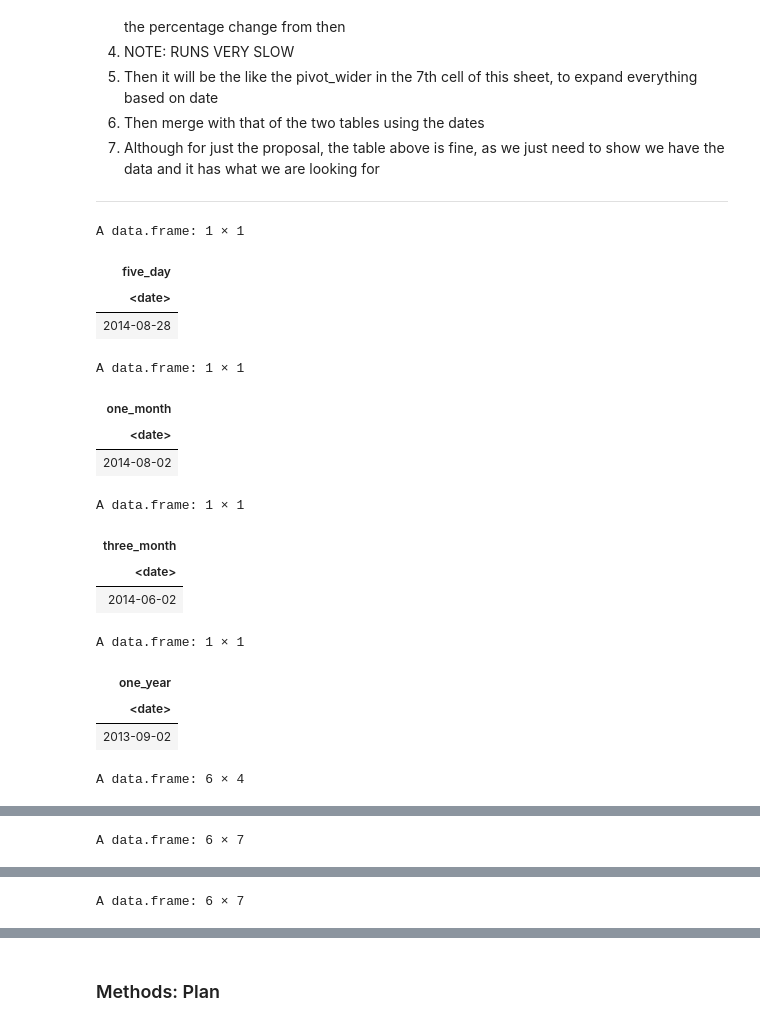
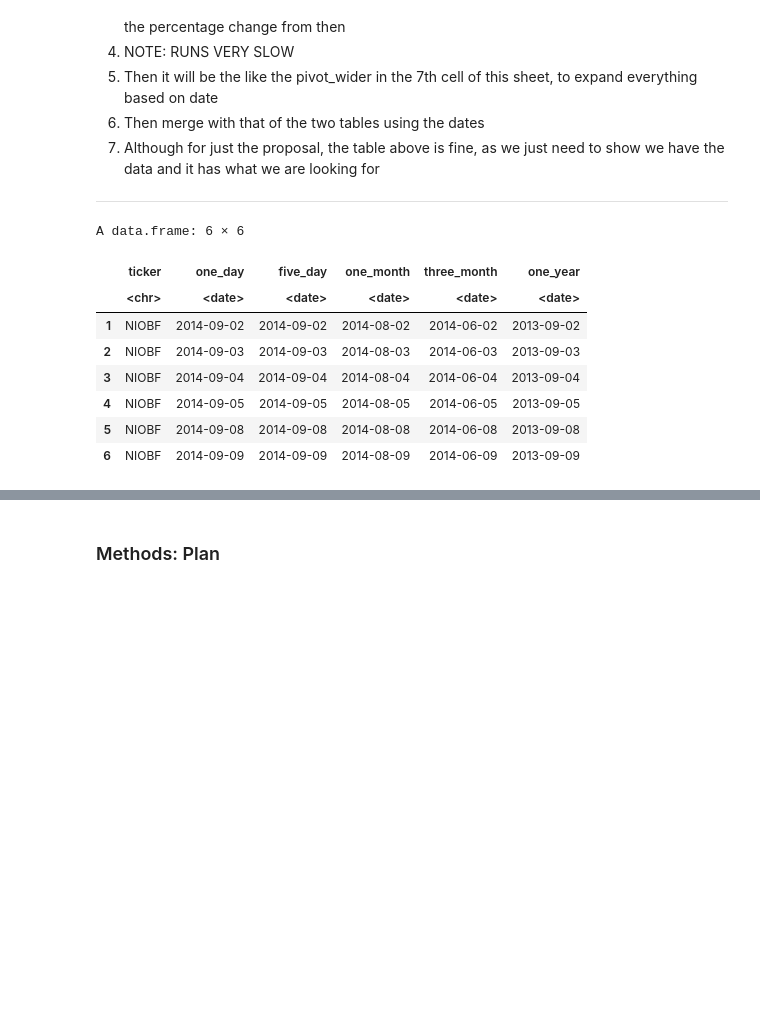
Before and after one commit to nkoda/STAT301, a Jupyter notebook: project_proposal.ipynb, the cells around one changed output, grey strips where cells are left out. Saved outputs shown, nothing was run; the diff lists cells and outputs as text; code cells hidden in the pictures; blank space fills up the shorter version.

```diff
--- a/project_proposal.ipynb
+++ b/project_proposal.ipynb
@@ -355,10 +363,12 @@ supplier_index <- tq_get(filter(ticker_text, . != "INTC"),
                from = "2014-09-01",
                to = "2019-03-01",
                get = "stock.price")
+supplier_index <- supplier_index %>% mutate(ticker = supplier_index$.)
 supplier_historical_index <- tq_get(filter(ticker_text, . != "INTC"),
                from = "2013-09-01", #one year earlier because we need 1 year previous data
                to = "2019-03-01",
                get = "stock.price")
+supplier_historical_index <- supplier_historical_index %>% mutate(ticker = supplier_historical_index$.)
 head(supplier_index)
 # %% [output]
 Warning message:
@@ -401,57 +411,40 @@ Let me explain what is going on here (the next cell):
 
 ________________
 # %%
+ticker_df = data.frame(supplier_index$ticker[1])
+today_df = data.frame(supplier_index$date[1])
+
 five_day_df = data.frame(five_day = seq(from = as.Date(supplier_index$date[1]), length = 2, by = "-5 day")[2])
-five_day_df
 one_month_df = data.frame(one_month = seq(from = as.Date(supplier_index$date[1]), length = 2, by = "-1 month")[2])
-one_month_df
 three_month_df = data.frame(three_month = seq(from = as.Date(supplier_index$date[1]), length = 2, by = "-3 months")[2])
-three_month_df
 one_year_df = data.frame(one_year = seq(from = as.Date(supplier_index$date[1]), length = 2, by = "-1 year")[2])
-one_year_df
 
-supplier_index_tidy <- supplier_index %>%
-        mutate(ticker = supplier_index$.) %>%
-        #mutate(len = toString(date)) %>%
-        #mutate(one_month = seq(from = as.Date(date), length = 2, by = "-1 month")[2]) %>%
+supplier_index_tidy_ <- supplier_index %>%
         mutate(one_day = open / close) %>%
-        #mutate(one_day = open / ()) %>%
-        select(ticker, date, one_day)
+        select(ticker, date, open, close, one_day)
 
-for (i in 2:length(supplier_index_tidy$date)) {
-    five_day <- seq(from = as.Date(supplier_index$date[1]), length = 2, by = "-5 day")[2]
-    one_month <- seq(from = as.Date(supplier_index$date[i]), length = 2, by = "-1 month")[2]
-    three_month <- seq(from = as.Date(supplier_index$date[1]), length = 2, by = "-3 months")[2]
-    one_year <- seq(from = as.Date(supplier_index$date[1]), length = 2, by = "-1 year")[2]
-
-    #one_month_df <- rbind(origin = one_month_df, one_month)
-    five_day_df[nrow(five_day_df) + 1, ] <- five_day
-    one_month_df[nrow(one_month_df) + 1, ] <- one_month
-    three_month_df[nrow(three_month_df) + 1, ] <- three_month
-    one_year_df[nrow(one_year_df) + 1, ] <- one_year
+for (i in 2:length(supplier_index_tidy_$date)) {
+    ticker_df[nrow(ticker_df) + 1, ] <- supplier_index$ticker[i]
+    today_df[nrow(today_df) + 1, ] <- supplier_index$date[i]
+    five_day_df[nrow(five_day_df) + 1, ] <- seq(from = as.Date(supplier_index$date[i]), length = 2, by = "-5 days")[2]
+    one_month_df[nrow(one_month_df) + 1, ] <- seq(from = as.Date(supplier_index$date[i]), length = 2, by = "-1 month")[2]
+    three_month_df[nrow(three_month_df) + 1, ] <- seq(from = as.Date(supplier_index$date[i]), length = 2, by = "-3 months")[2]
+    one_year_df[nrow(one_year_df) + 1, ] <- seq(from = as.Date(supplier_index$date[i]), length = 2, by = "-1 year")[2]
 }
-dates <- cbind(five_day_df, one_month_df, three_month_df, one_year_df)
+dates <- cbind(ticker_df, today_df, five_day_df, one_month_df, three_month_df, one_year_df)
+dates <- dates %>%
+    mutate(ticker = supplier_index.ticker.1.) %>%
+    mutate(one_day = supplier_index.date.1.) %>%
+    mutate(five_day = supplier_index.date.1.) %>%
+    select(ticker, one_day, five_day, one_month, three_month, one_year)
 head(dates)
-
-supplier_index_tidy <- cbind(supplier_index_tidy, dates)
-
-head(supplier_index_tidy)
-tail(supplier_index_tidy)
 # %% [output]
-A data.frame: 1 × 1
+A data.frame: 6 × 6
-| five_day |
-| <date> |
-| 2014-08-28 |
+|  | ticker | one_day | five_day | one_month | three_month | one_year |
+|  | <chr> | <date> | <date> | <date> | <date> | <date> |
+| 1 | NIOBF | 2014-09-02 | 2014-09-02 | 2014-08-02 | 2014-06-02 | 2013-09-02 |
+| 2 | NIOBF | 2014-09-03 | 2014-09-03 | 2014-08-03 | 2014-06-03 | 2013-09-03 |
+| 3 | NIOBF | 2014-09-04 | 2014-09-04 | 2014-08-04 | 2014-06-04 | 2013-09-04 |
+| 4 | NIOBF | 2014-09-05 | 2014-09-05 | 2014-08-05 | 2014-06-05 | 2013-09-05 |
+| 5 | NIOBF | 2014-09-08 | 2014-09-08 | 2014-08-08 | 2014-06-08 | 2013-09-08 |
+| 6 | NIOBF | 2014-09-09 | 2014-09-09 | 2014-08-09 | 2014-06-09 | 2013-09-09 |
-A data.frame: 1 × 1
-| one_month |
-| <date> |
-| 2014-08-02 |
-A data.frame: 1 × 1
-| three_month |
-| <date> |
-| 2014-06-02 |
-A data.frame: 1 × 1
-| one_year |
-| <date> |
-| 2013-09-02 |
-A data.frame: 6 × 4
@@ -466 +450,0 @@ A data.frame: 6 × 4
-A data.frame: 6 × 7
@@ -475 +450,0 @@ A data.frame: 6 × 7
-A data.frame: 6 × 7
```
Also changed, not shown: parts of 12 cells of this notebook.
